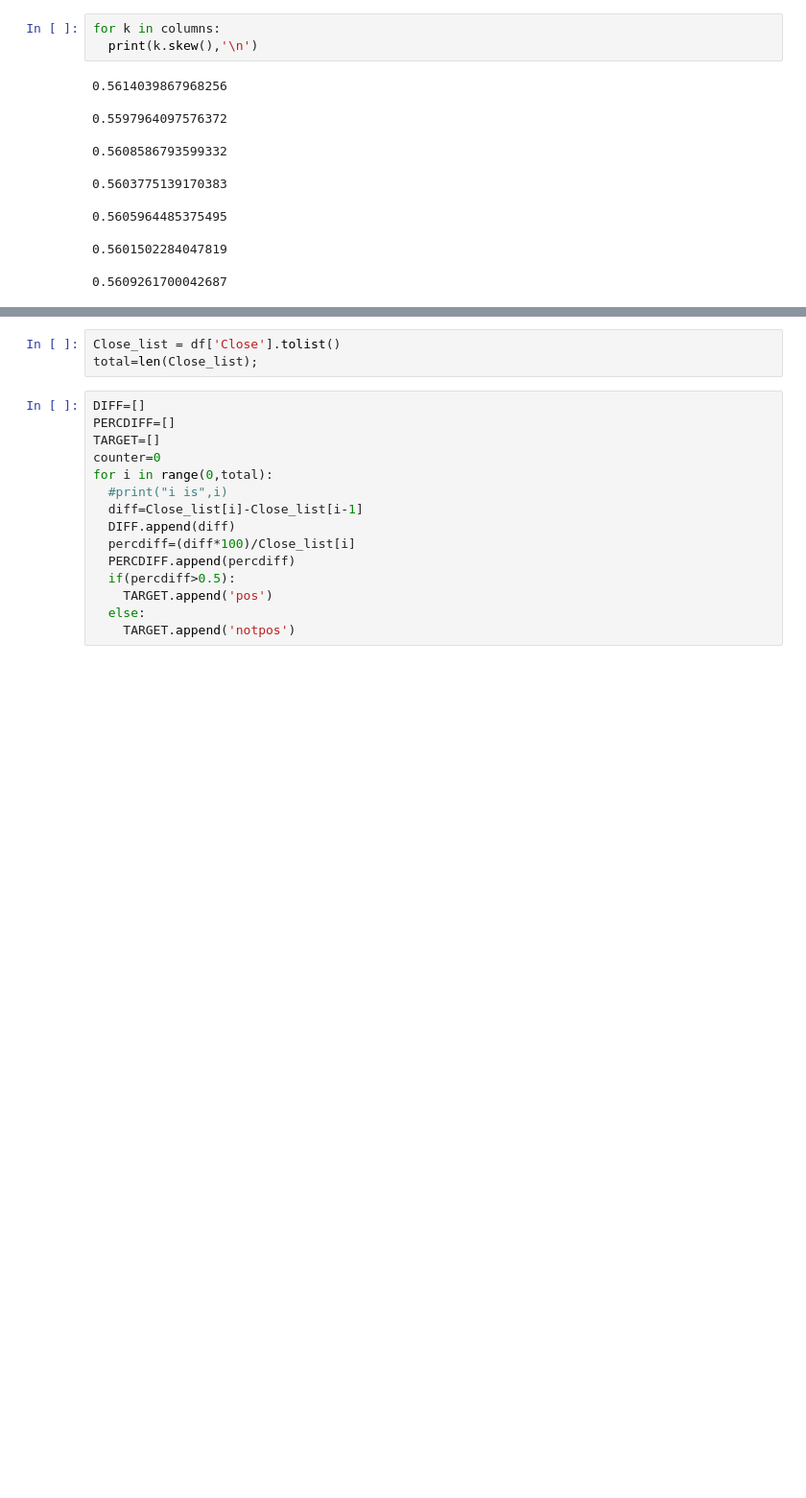
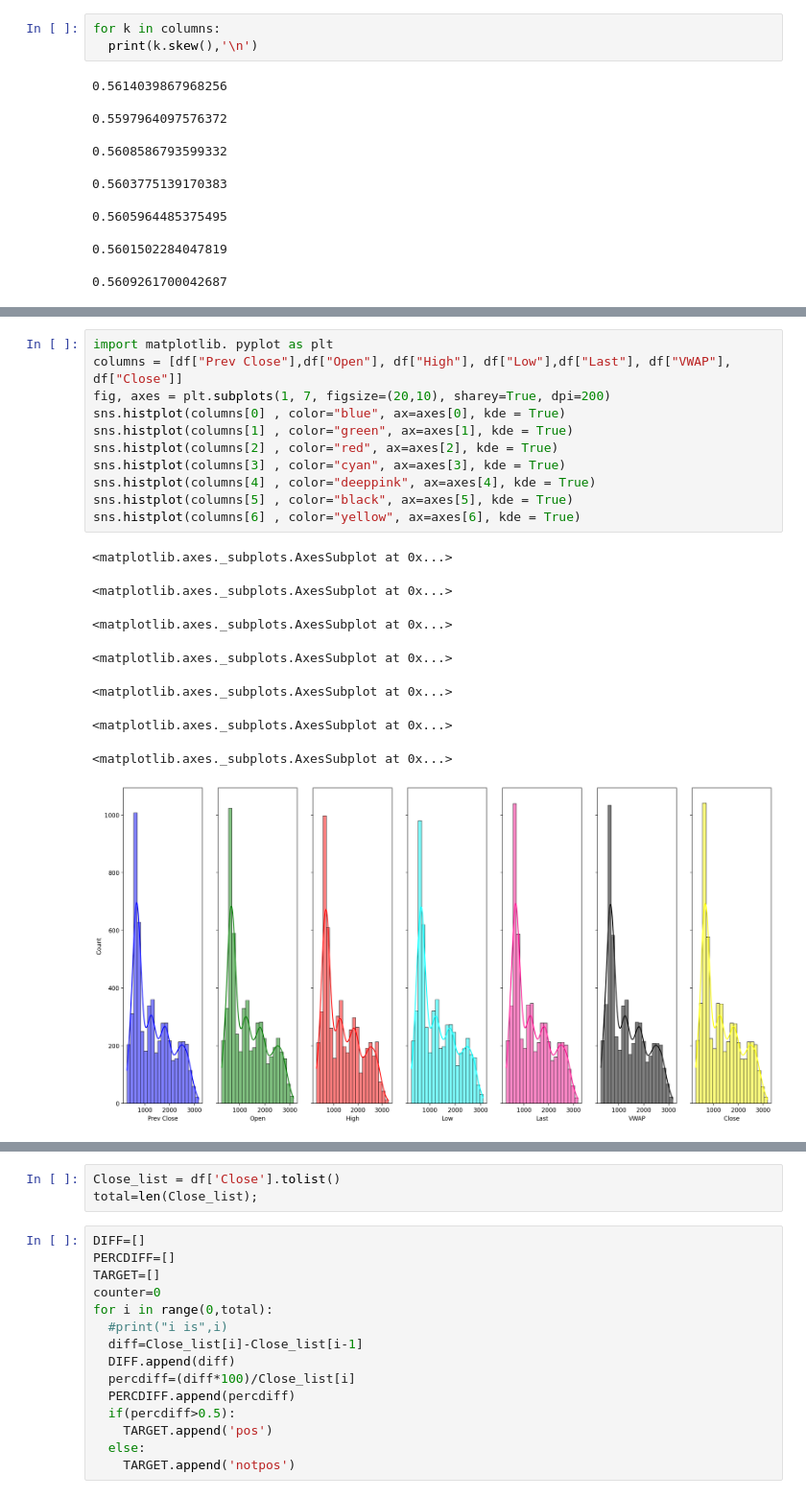
Before and after one commit to Embedded-org/ACCOMPLISHMENTS, a Jupyter notebook: RACE_CAPSTONE_PROJECT2/Capstone2_ipynb_Files/Capstone2_Classification_Modelling_HDFC/Data_UnderstandingHDFC_Dataset.ipynb, the cells around one changed output, grey strips where cells are left out. Shown at 96% size. Saved outputs shown, nothing was run; the diff lists cells and outputs as text; blank space fills up the shorter version.

```diff
--- a/RACE_CAPSTONE_PROJECT2/Capstone2_ipynb_Files/Capstone2_Classification_Modelling_HDFC/Data_UnderstandingHDFC_Dataset.ipynb
+++ b/RACE_CAPSTONE_PROJECT2/Capstone2_ipynb_Files/Capstone2_Classification_Modelling_HDFC/Data_UnderstandingHDFC_Dataset.ipynb
@@ -556,0 +430,20 @@ sns.histplot(data = columns[6], kde = True,x = columns[6])
+# %%
+import matplotlib. pyplot as plt
+columns = [df["Prev Close"],df["Open"], df["High"], df["Low"],df["Last"], df["VWAP"], df["Close"]]
+fig, axes = plt.subplots(1, 7, figsize=(20,10), sharey=True, dpi=200)
+sns.histplot(columns[0] , color="blue", ax=axes[0], kde = True)
+sns.histplot(columns[1] , color="green", ax=axes[1], kde = True)
+sns.histplot(columns[2] , color="red", ax=axes[2], kde = True)
+sns.histplot(columns[3] , color="cyan", ax=axes[3], kde = True)
+sns.histplot(columns[4] , color="deeppink", ax=axes[4], kde = True)
+sns.histplot(columns[5] , color="black", ax=axes[5], kde = True)
+sns.histplot(columns[6] , color="yellow", ax=axes[6], kde = True)
+# %% [output]
+<matplotlib.axes._subplots.AxesSubplot at 0x...>
+<matplotlib.axes._subplots.AxesSubplot at 0x...>
+<matplotlib.axes._subplots.AxesSubplot at 0x...>
+<matplotlib.axes._subplots.AxesSubplot at 0x...>
+<matplotlib.axes._subplots.AxesSubplot at 0x...>
+<matplotlib.axes._subplots.AxesSubplot at 0x...>
+<matplotlib.axes._subplots.AxesSubplot at 0x...>
+[figure, added]
```
Also changed, not shown: parts of 23 cells of this notebook, 3 other files.
